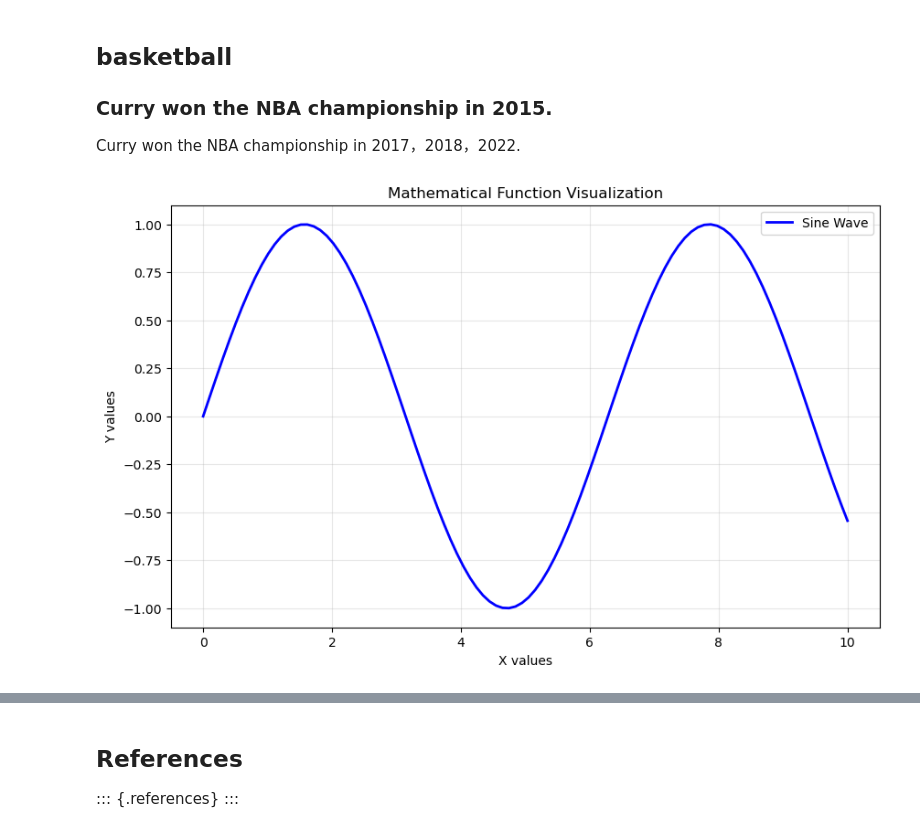
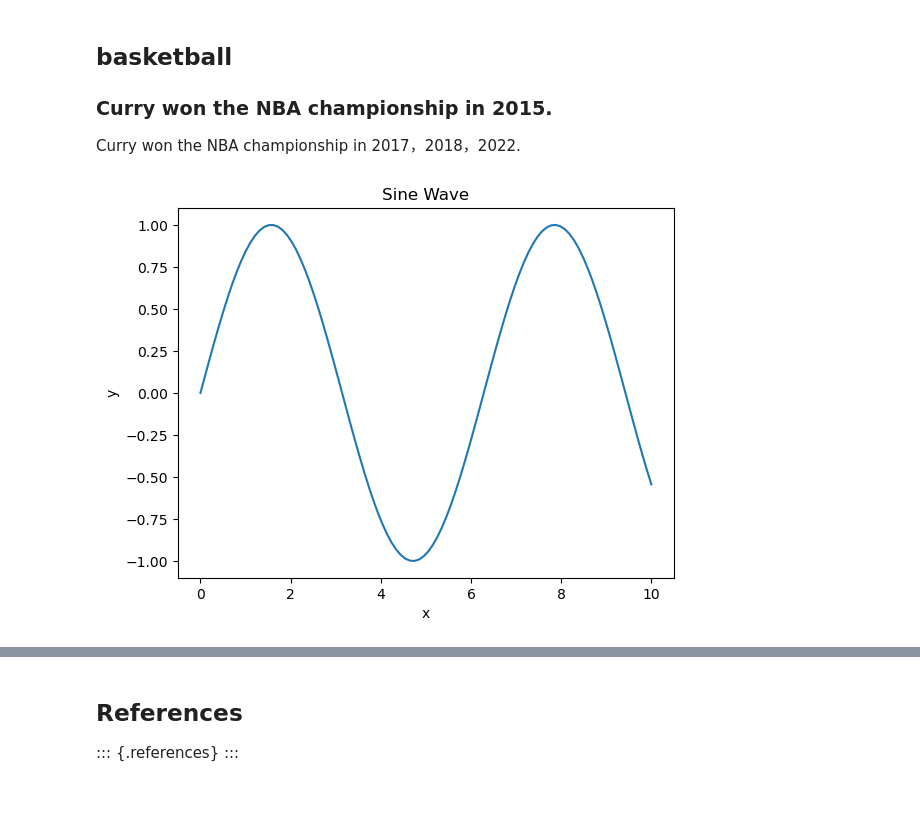
Before and after one commit to MingyangHan-1021/5000-lab-1.2, a Jupyter notebook: simple_quarto_website/slides/slides.ipynb, the cells around one changed output, grey strips where cells are left out. Drawn from its saved outputs; the diff is of its cells as text; code cells hidden in the pictures; blank space fills up the shorter version.

```diff
--- a/simple_quarto_website/slides/slides.ipynb
+++ b/simple_quarto_website/slides/slides.ipynb
@@ -27,23 +29,19 @@ Curry won the NBA championship in 2017，2018，2022.
 # %%
 #| code-fold: true
 #| output: true
 import matplotlib.pyplot as plt
 import numpy as np
 
-
 x = np.linspace(0, 10, 100)
 y = np.sin(x)
 
-plt.figure(figsize=(10, 6))
-plt.plot(x, y, 'b-', linewidth=2, label='Sine Wave')
-plt.title('Mathematical Function Visualization')
-plt.xlabel('X values')
-plt.ylabel('Y values')
-plt.grid(True, alpha=0.3)
-plt.legend()
+plt.plot(x, y)
+plt.title("Sine Wave")
+plt.xlabel("x")
+plt.ylabel("y")
 plt.show()
 # %% [output]
-[figure, old version]
+[figure, new version]
 # %% [markdown]
 ## leo messi
 
```
Also changed, not shown: parts of 1 cell of this notebook, 10 other files.
